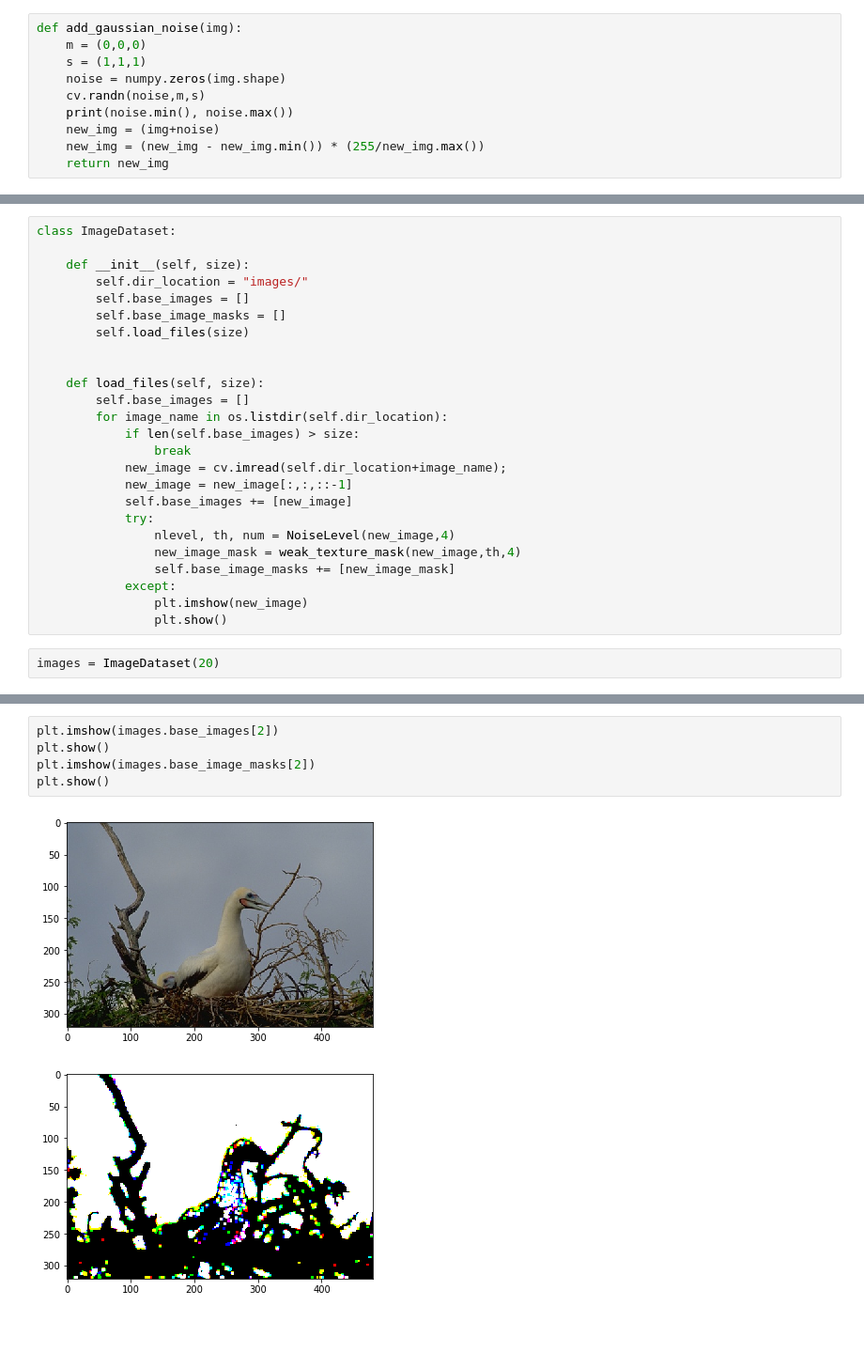
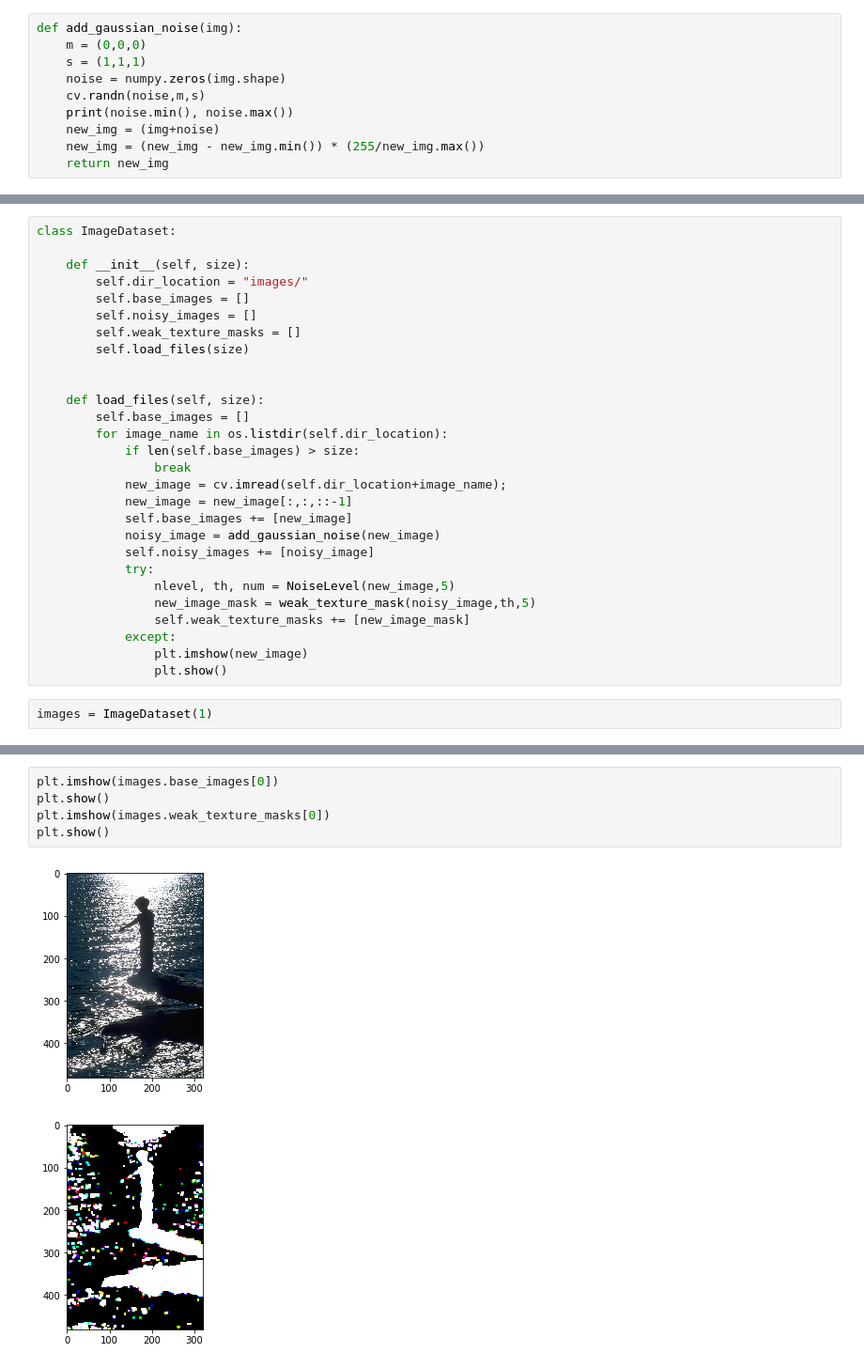
Before and after one commit to fortythreesam/FourthYearProject, a Jupyter notebook: Weak Texture Patches .ipynb, the cells around one changed output, grey strips where cells are left out. Shown at 94% size. Drawn from its saved outputs; the diff is of its cells as text; blank space fills up the shorter version.

```diff
--- a/Weak Texture Patches .ipynb
+++ b/Weak Texture Patches .ipynb
@@ -261,7 +261,8 @@ class ImageDataset:
     def __init__(self, size):
         self.dir_location = "images/"
         self.base_images = []
-        self.base_image_masks = []
+        self.noisy_images = []
+        self.weak_texture_masks = []
         self.load_files(size)
 
 
@@ -273,12 +274,14 @@ class ImageDataset:
             new_image = cv.imread(self.dir_location+image_name);
             new_image = new_image[:,:,::-1]
             self.base_images += [new_image]
+            noisy_image = add_gaussian_noise(new_image)
+            self.noisy_images += [noisy_image]
             try:
-                nlevel, th, num = NoiseLevel(new_image,4)
-                new_image_mask = weak_texture_mask(new_image,th,4)
-                self.base_image_masks += [new_image_mask]
+                nlevel, th, num = NoiseLevel(new_image,5)
+                new_image_mask = weak_texture_mask(noisy_image,th,5)
+                self.weak_texture_masks += [new_image_mask]
             except:
                 plt.imshow(new_image)
                 plt.show()
 # %%
-images = ImageDataset(20)
+images = ImageDataset(1)
@@ -285,11 +291,11 @@ images = ImageDataset(20)
 # %%
-plt.imshow(images.base_images[2])
+plt.imshow(images.base_images[0])
 plt.show()
-plt.imshow(images.base_image_masks[2])
+plt.imshow(images.weak_texture_masks[0])
 plt.show()
 # %% [output]
-[figure, old version]
+[figure, new version]
-[figure, old version]
+[figure, new version]
 # %% [markdown]
 ## Sensors
 
```
Also changed, not shown: parts of 8 cells of this notebook.
